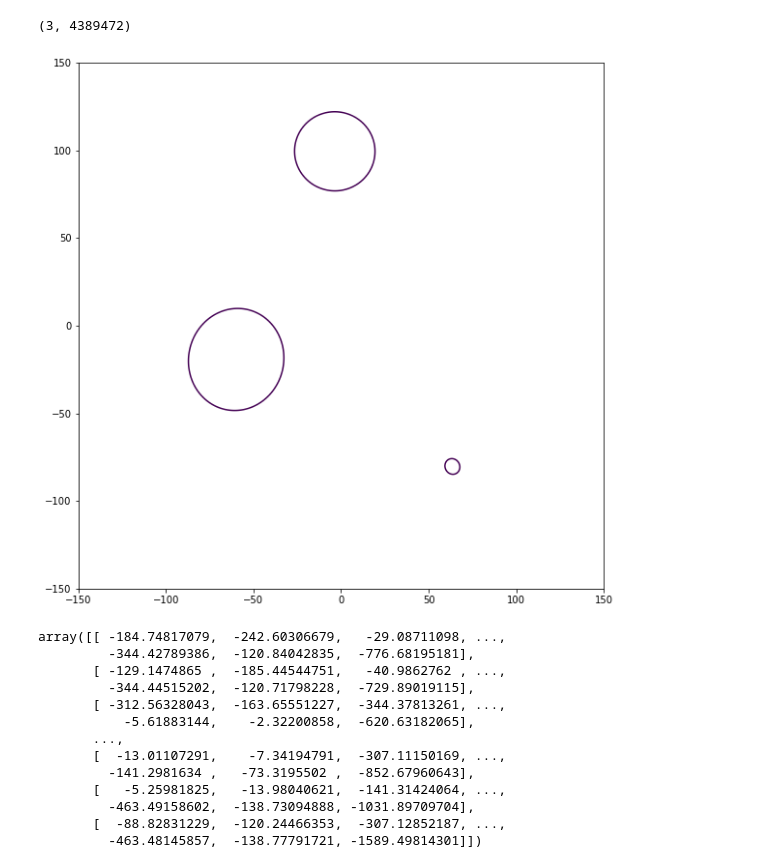
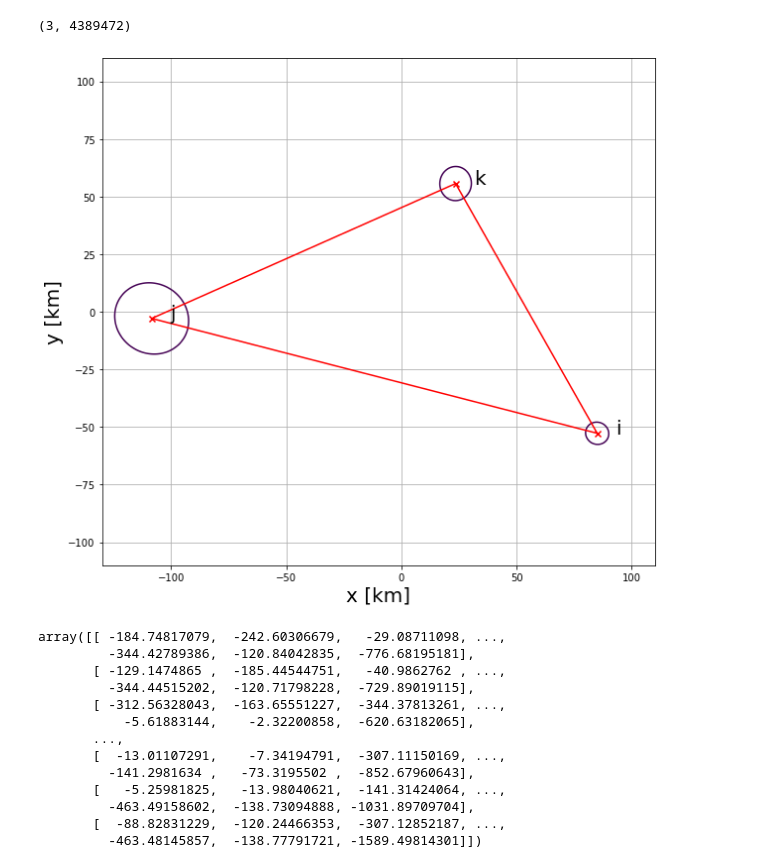
Before and after one commit to wdoppenberg/crater-detection, a Jupyter notebook: notebooks/crater_database.ipynb, the cells around one changed output. Saved outputs shown, nothing was run; the diff lists cells and outputs as text; code cells hidden in the pictures.

```diff
--- a/notebooks/crater_database.ipynb
+++ b/notebooks/crater_database.ipynb
@@ -79,8 +80,8 @@ A_i, A_j, A_k = map(crater_representation,
     psi_cat[crater_triads].T
     )
 # %%
-x_plot = np.linspace(-150, 150, 500)
-y_plot = np.linspace(-150, 150, 500)
+x_plot = np.linspace(-130, 110, 500)
+y_plot = np.linspace(-110, 110, 500)
 x_plot, y_plot = np.meshgrid(x_plot, y_plot)
 
 xy_homogeneous = np.concatenate(
@@ -92,14 +93,31 @@ xy_homogeneous = np.concatenate(
     axis=0
 ).T[..., None]
 # %%
+i = 7416
+
+x_craters = ENU_pos[:, i, 0, 0]
+y_craters = ENU_pos[:, i, 1, 0]
 fig, ax = plt.subplots(figsize=(10, 10), subplot_kw={'aspect': 'equal'})
 
-i = 1337
 for a_i in [A_i[i], A_j[i], A_k[i]]:
     c = xy_homogeneous.transpose(0, 2, 1) @ a_i @ xy_homogeneous
     ax.contour(x_plot, y_plot, c.reshape(x_plot.shape), [0])
+ax.scatter(x_craters, y_craters, c='r', marker='x')
+
+for pair_i in combinations([0, 1, 2], 2):
+    pair_i = list(pair_i)
+    ax.plot(x_craters[pair_i], y_craters[pair_i], c='r')
+
+for k, label in enumerate(['i', 'j', 'k']):
+    ax.text(x_craters[k]+8, y_craters[k], label, size=20)
+
+ax.set_ylabel('y [km]', size=20)
+ax.set_xlabel('x [km]', size=20)
+ax.grid(which='both')
+
+fig.savefig('output/crater_triad.png')
 # %% [output]
-[figure, old version]
+[figure, new version]
 # %%
 db = CraterDatabase.from_file("../data/lunar_crater_database_robbins_2018.csv")
 # %%
```
Also changed, not shown: parts of 1 cell of this notebook, 4 other files.
